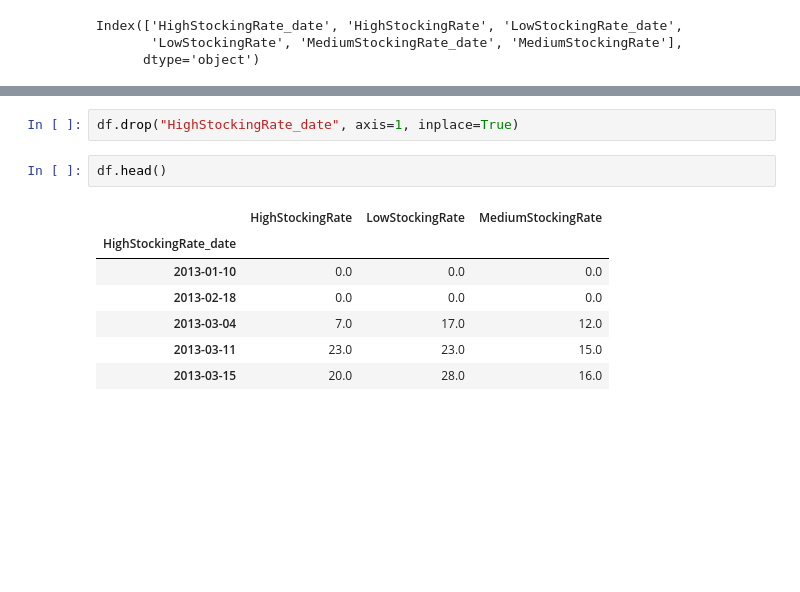
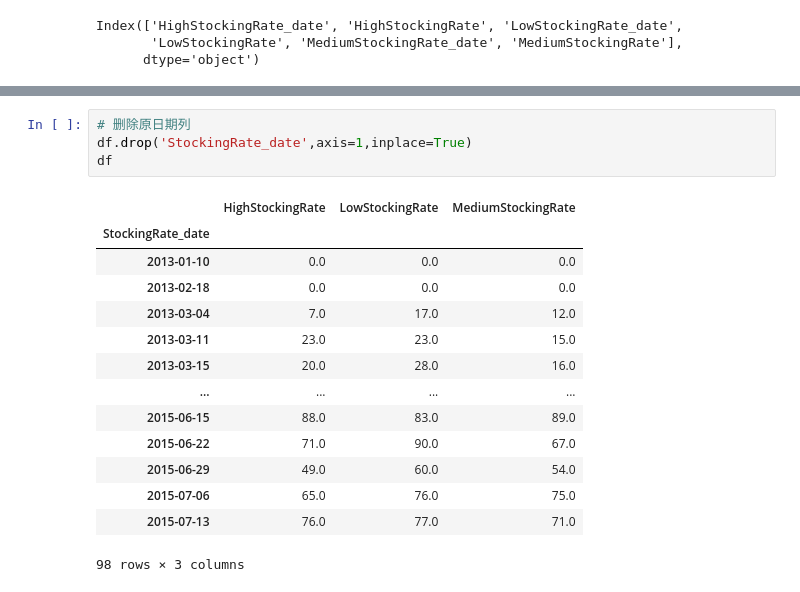
Before and after one commit to Elsie0201/FarmStockingRate, a Jupyter notebook: stockingrate.ipynb, the cells around one changed output, grey strips where cells are left out. Cells and saved outputs as stored; diff of their text form; blank space fills up the shorter version.

```diff
--- a/stockingrate.ipynb
+++ b/stockingrate.ipynb
@@ -98,13 +125,20 @@ df
 # %%
-df.drop("HighStockingRate_date", axis=1, inplace=True)
+# 删除原日期列
+df.drop('StockingRate_date',axis=1,inplace=True)
+df
+# %% [output]
+|  | HighStockingRate | LowStockingRate | MediumStockingRate |
+| StockingRate_date |  |  |  |
+| 2013-01-10 | 0.0 | 0.0 | 0.0 |
+| 2013-02-18 | 0.0 | 0.0 | 0.0 |
+| 2013-03-04 | 7.0 | 17.0 | 12.0 |
+| 2013-03-11 | 23.0 | 23.0 | 15.0 |
+| 2013-03-15 | 20.0 | 28.0 | 16.0 |
+| ... | ... | ... | ... |
+| 2015-06-15 | 88.0 | 83.0 | 89.0 |
+| 2015-06-22 | 71.0 | 90.0 | 67.0 |
+| 2015-06-29 | 49.0 | 60.0 | 54.0 |
+| 2015-07-06 | 65.0 | 76.0 | 75.0 |
+| 2015-07-13 | 76.0 | 77.0 | 71.0 |
+98 rows × 3 columns
-# %%
-df.head()
-# %% [output]
-|  | HighStockingRate | LowStockingRate | MediumStockingRate |
-| HighStockingRate_date |  |  |  |
-| 2013-01-10 | 0.0 | 0.0 | 0.0 |
-| 2013-02-18 | 0.0 | 0.0 | 0.0 |
-| 2013-03-04 | 7.0 | 17.0 | 12.0 |
-| 2013-03-11 | 23.0 | 23.0 | 15.0 |
-| 2013-03-15 | 20.0 | 28.0 | 16.0 |
 # %%
```
Also changed, not shown: parts of 14 cells of this notebook.
